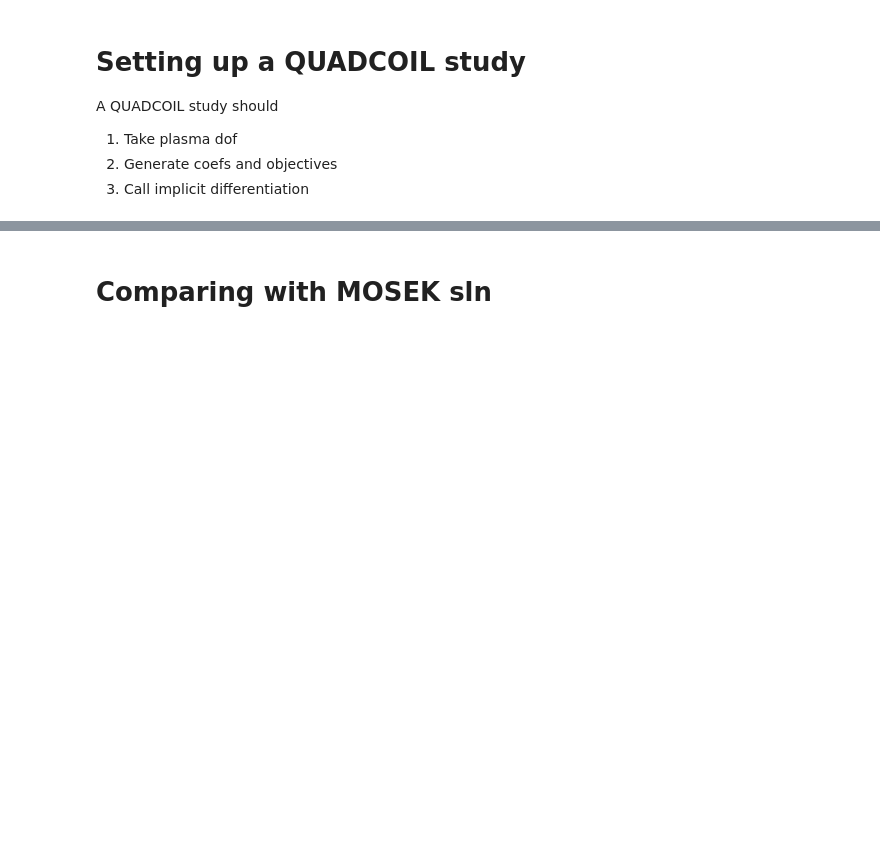
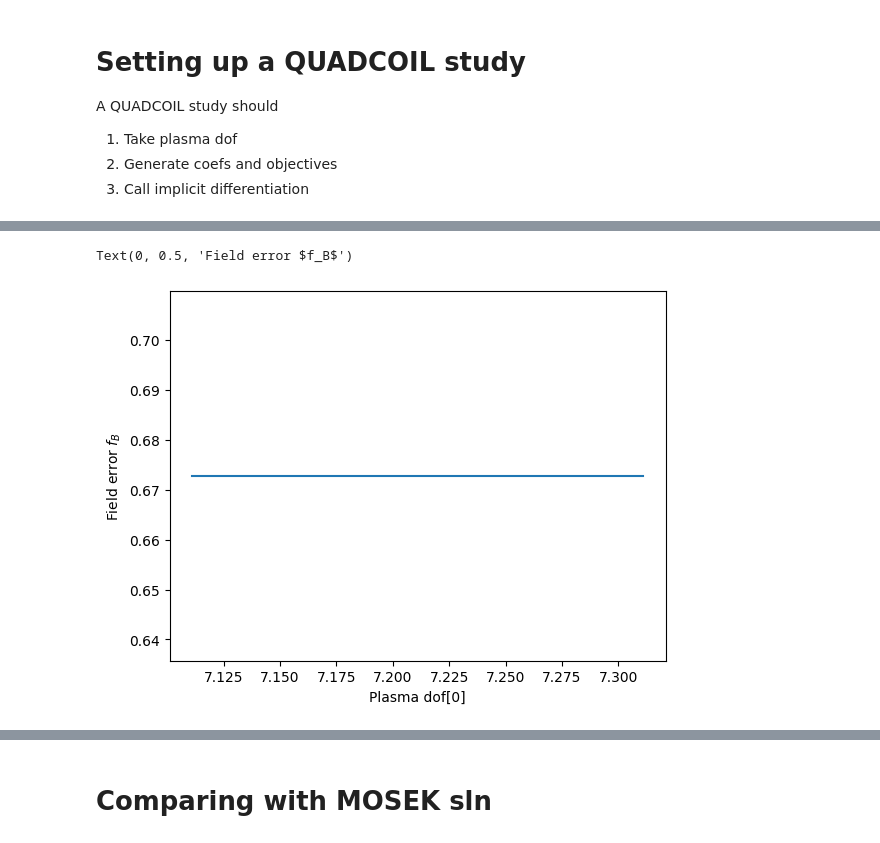
Before and after one commit to lankef/quadcoil_proto, a Jupyter notebook: example/quadcoil_implicit.ipynb, the cells around one changed output, grey strips where cells are left out. Cells and saved outputs as stored; diff of their text form; code cells hidden in the pictures; blank space fills up the shorter version.

```diff
--- a/example/quadcoil_implicit.ipynb
+++ b/example/quadcoil_implicit.ipynb
@@ -660,4 +627,5 @@ def quadcoil_curvature_problem(
         'A_K_theta': A_K_theta,
         'b_K_theta': b_K_theta,
         'c_K_theta': c_K_theta,
+        'winding_dofs': winding_dofs,
     })
@@ -923,0 +740,32 @@ quadcoil_sln, metric_list = quadcoil_study(plasma_dofs)
+# %%
+# Testing gradient on a straight line
+ind1 = 0
+# Number of scan points
+n1 = 200
+delta_y1_arr = np.linspace(-1, 1, n1) * 1e-1
+time_list = []
+val_arr = np.zeros(n1)
+dfdy1_arr = np.zeros(n1)
+y1_arr = np.zeros(n1)
+n_iter_list = []
+c_k_list = []
+plasma_dofs_new = plasma_dofs.copy()
+x_init = quadcoil_sln
+for i in range(n1):
+    plasma_dofs_new[ind1] = plasma_dofs[ind1] + delta_y1_arr[i]
+    time1 = time.time()
+    x_init, metric_list, results = quadcoil_study(
+        plasma_dofs_new,
+        tol_outer=1e-8,
+        ftol_inner=1e-8,
+        xtol_inner=1e-8,
+        gtol_inner=1e-8,
+    )
+    val_arr[i] = metric_list[0][0]
+    n_iter_list.append(results['current_niter'])
+    c_k_list.append(results['c_k'])
+    y1_arr[i] = plasma_dofs[ind1] + delta_y1_arr[i]
+    dfdy1_arr[i] = metric_list[0][1][ind1]
+    time2 = time.time()
+    time_list.append(time2-time1)
+    # print('i', i, 'time:', time2-time1, '(s)')
@@ -923,0 +790,7 @@ quadcoil_sln, metric_list = quadcoil_study(plasma_dofs)
+# %%
+plt.plot(y1_arr, c_k_list)
+plt.xlabel('Plasma dof['+ str(ind1) +']')
+plt.ylabel('Field error $f_B$')
+# %% [output]
+Text(0, 0.5, 'Field error $f_B$')
+[figure, added]
```
Also changed, not shown: parts of 16 cells of this notebook, 1 other file.
